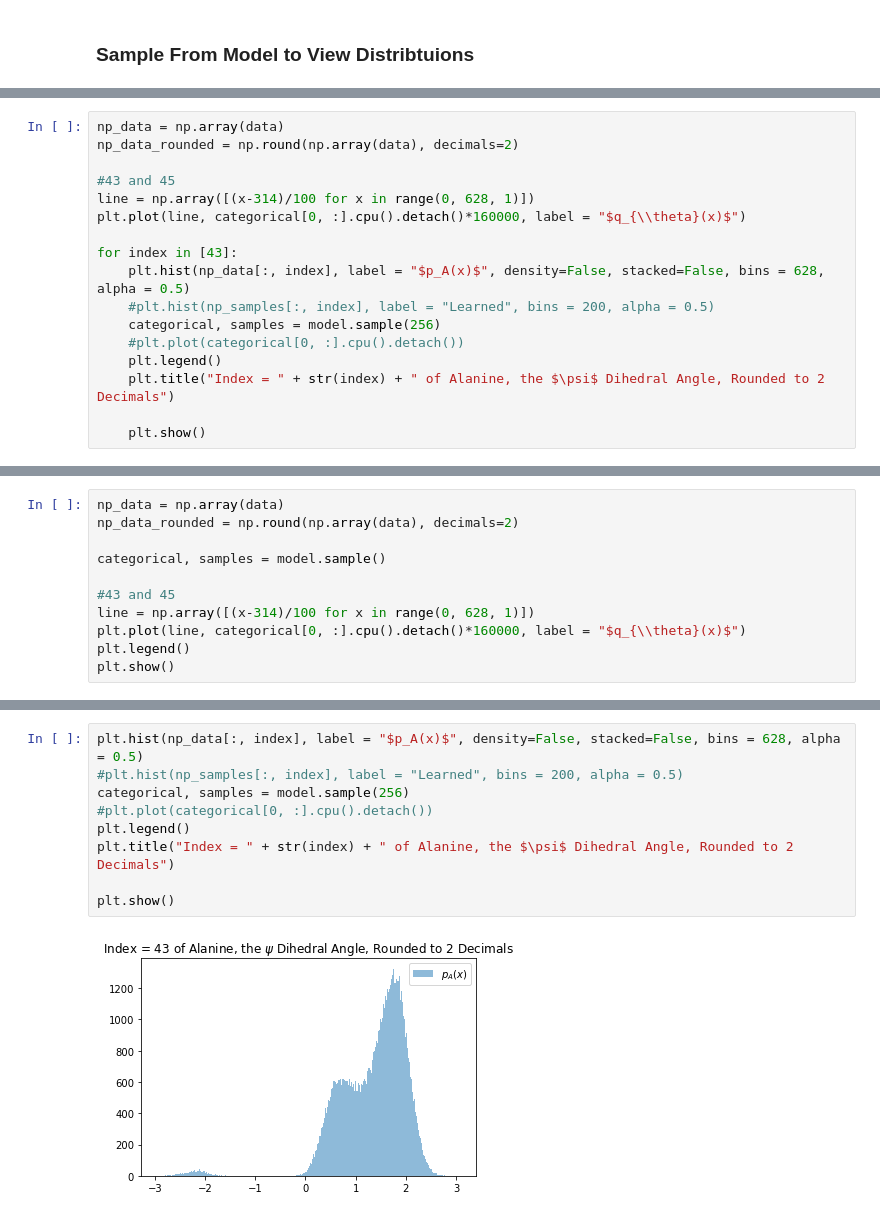
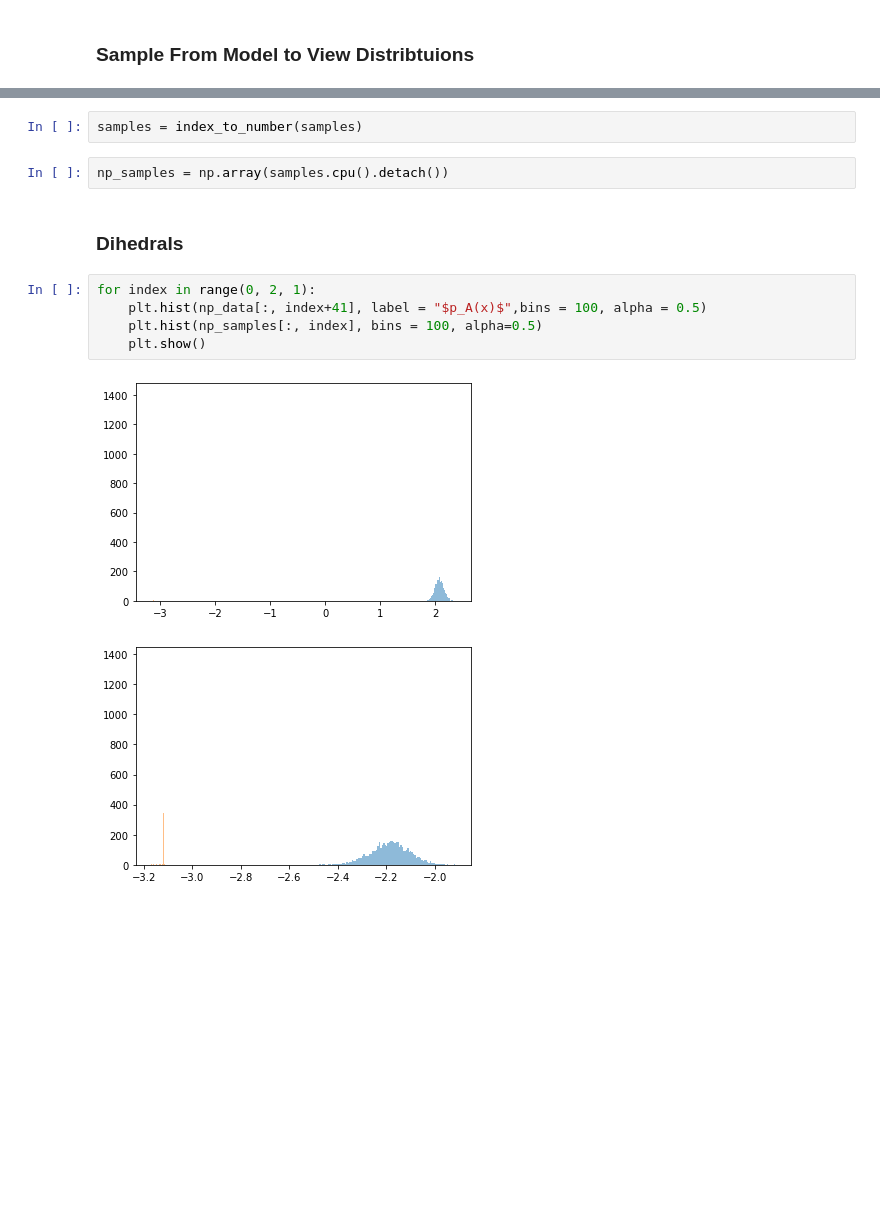
Before and after one commit to BloonCorps/AutoregressiveTransformers, a Jupyter notebook: softmax_autoregressiveRNN_21.ipynb, the cells around one changed output, grey strips where cells are left out. Saved outputs shown, nothing was run; the diff lists cells and outputs as text; blank space fills up the shorter version.

```diff
--- a/softmax_autoregressiveRNN_21.ipynb
+++ b/softmax_autoregressiveRNN_21.ipynb
@@ -332,17 +411,0 @@ RuntimeError: CUDA out of memory. Tried to allocate 12.00 MiB (GPU 0; 5.81 GiB t
-# %%
-np_data = np.array(data)
-np_data_rounded = np.round(np.array(data), decimals=2)
-
-#43 and 45
-line = np.array([(x-314)/100 for x in range(0, 628, 1)])
-plt.plot(line, categorical[0, :].cpu().detach()*160000, label = "$q_{\\theta}(x)$")
-
-for index in [43]:
-    plt.hist(np_data[:, index], label = "$p_A(x)$", density=False, stacked=False, bins = 628, alpha = 0.5)
-    #plt.hist(np_samples[:, index], label = "Learned", bins = 200, alpha = 0.5)
-    categorical, samples = model.sample(256)
-    #plt.plot(categorical[0, :].cpu().detach())
-    plt.legend()
-    plt.title("Index = " + str(index) + " of Alanine, the $\psi$ Dihedral Angle, Rounded to 2 Decimals")
-
-    plt.show()
@@ -351,11 +411,0 @@ AttributeError: 'InternalCoordinateSoftmaxJordanRNNv2' object has no attribute '
-# %%
-np_data = np.array(data)
-np_data_rounded = np.round(np.array(data), decimals=2)
-
-categorical, samples = model.sample()
-
-#43 and 45
-line = np.array([(x-314)/100 for x in range(0, 628, 1)])
-plt.plot(line, categorical[0, :].cpu().detach()*160000, label = "$q_{\\theta}(x)$")
-plt.legend()
-plt.show()
@@ -364,11 +412,14 @@ plt.show()
+# %%
+samples = index_to_number(samples)
+# %%
+np_samples = np.array(samples.cpu().detach())
+# %% [markdown]
+### Dihedrals
 # %%
-plt.hist(np_data[:, index], label = "$p_A(x)$", density=False, stacked=False, bins = 628, alpha = 0.5)
-#plt.hist(np_samples[:, index], label = "Learned", bins = 200, alpha = 0.5)
-categorical, samples = model.sample(256)
-#plt.plot(categorical[0, :].cpu().detach())
-plt.legend()
-plt.title("Index = " + str(index) + " of Alanine, the $\psi$ Dihedral Angle, Rounded to 2 Decimals")
-
-plt.show()
+for index in range(0, 2, 1):
+    plt.hist(np_data[:, index+41], label = "$p_A(x)$",bins = 100, alpha = 0.5)
+    plt.hist(np_samples[:, index], bins = 100, alpha=0.5)
+    plt.show()
 # %% [output]
-[figure, old version]
+[figure, new version]
+[figure, added]
```
Also changed, not shown: parts of 11 cells of this notebook, 1 other file.
